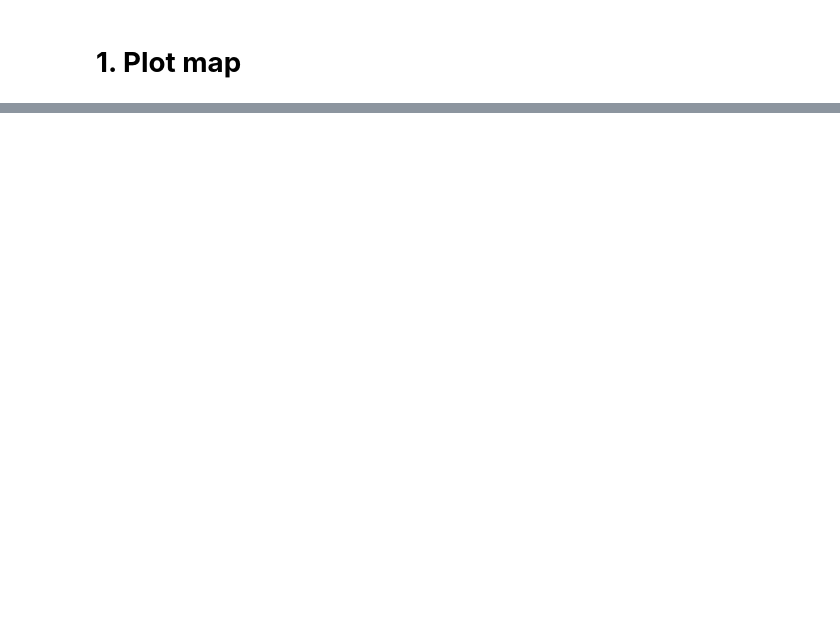
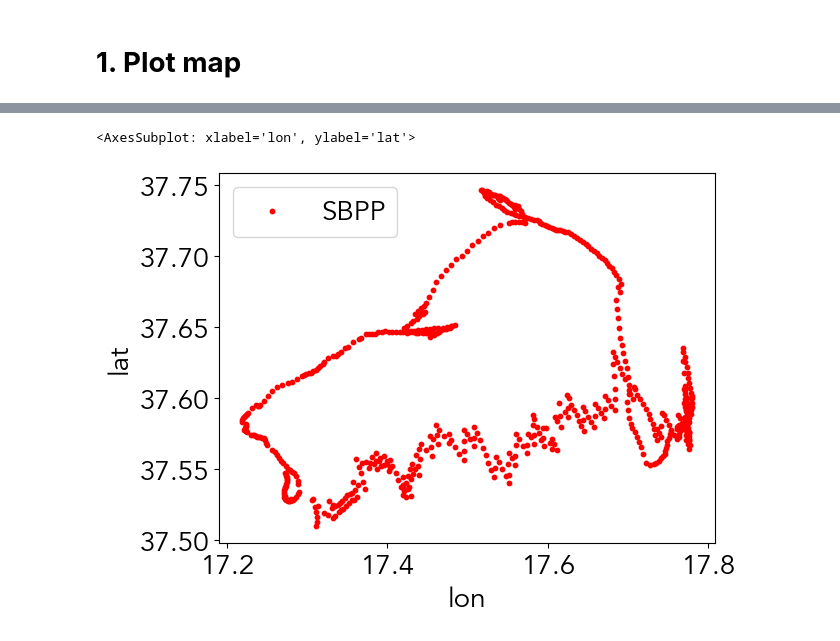
Before and after one commit to jmedholm/CTD, a Jupyter notebook: 02_Plotting_station_map.ipynb, the cells around one changed output, grey strips where cells are left out. Drawn from its saved outputs; the diff is of its cells as text; code cells hidden in the pictures; blank space fills up the shorter version.

```diff
--- a/02_Plotting_station_map.ipynb
+++ b/02_Plotting_station_map.ipynb
@@ -266,0 +215,5 @@ ax.set_extent([10,20,-40,-30])
+# %%
+sbpp.plot.scatter(x='lon',y='lat',fc='r',zorder=5,s=10,label='SBPP')
+# %% [output]
+<AxesSubplot: xlabel='lon', ylabel='lat'>
+[figure, added]
```
Also changed, not shown: parts of 6 cells of this notebook.
